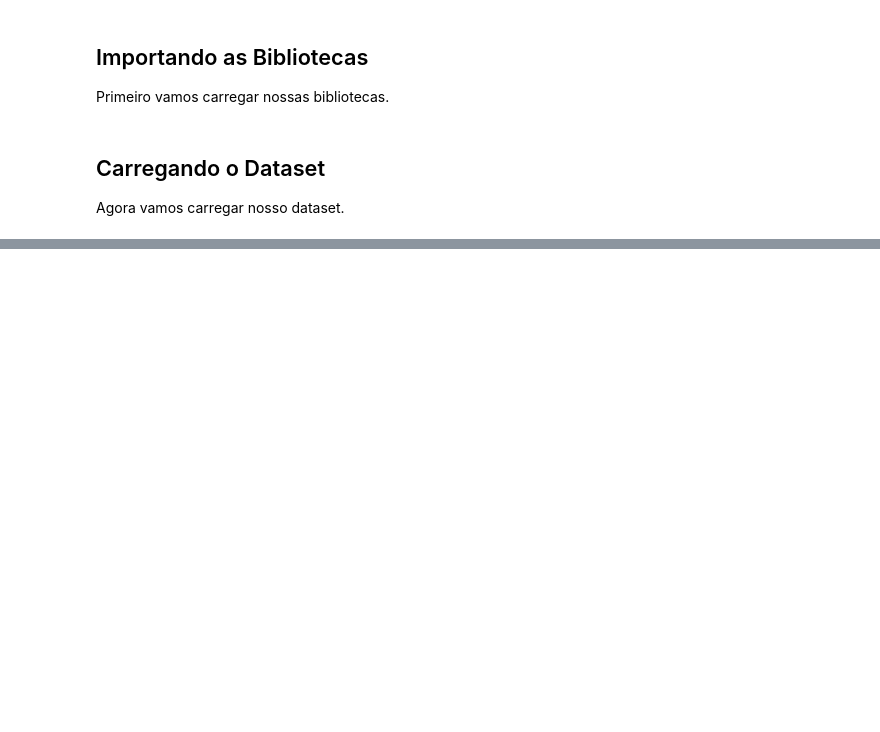
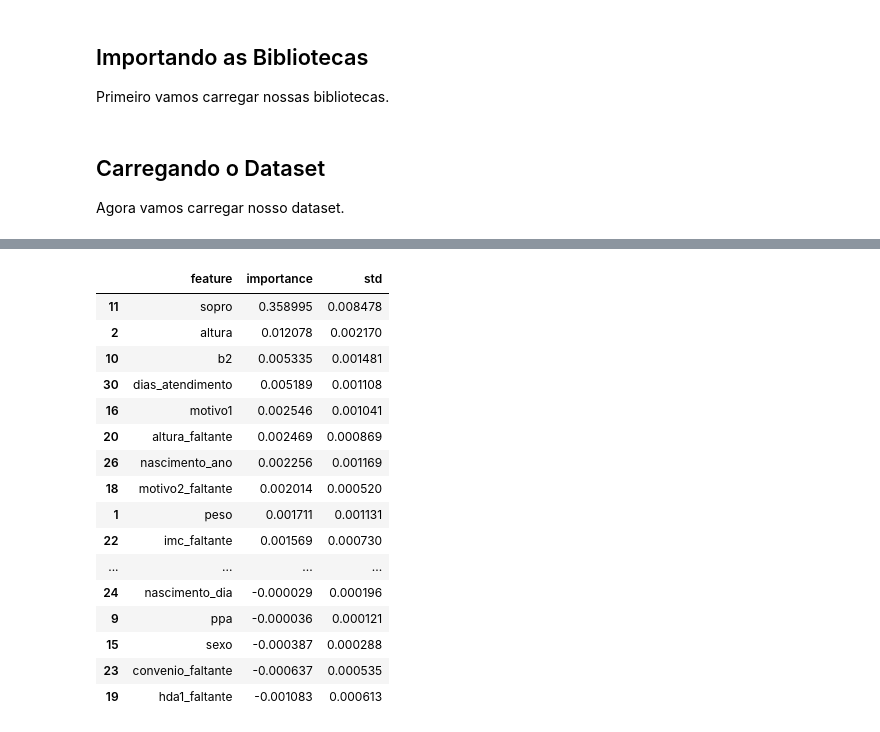
Before and after one commit to gauloish/condicao-cardiaca, a Jupyter notebook: notebooks/models/logistic_regression.ipynb, the cells around one changed output, grey strips where cells are left out. Saved outputs shown, nothing was run; the diff lists cells and outputs as text; code cells hidden in the pictures; blank space fills up the shorter version.

Commit message:
feat: make some tests in features with logistic regression pipeline

```diff
--- a/notebooks/models/logistic_regression.ipynb
+++ b/notebooks/models/logistic_regression.ipynb
@@ -16,4 +16,4 @@ import matplotlib.pyplot as plt
 
 Agora vamos carregar nosso dataset.
 # %%
-df = pd.read_parquet("../../data/processed/prepared/UCMF_simple_imputer.parquet")
+df = pd.read_parquet("../../data/processed/UCMF_processed.parquet")
@@ -159,0 +202,43 @@ Length: 3512, dtype: Int8
+# %%
+from sklearn.inspection import permutation_importance
+
+result = permutation_importance(
+    pipeline,
+    X_test,
+    y_test,
+    scoring="roc_auc",
+    n_repeats=10,
+    random_state=random_state,
+    n_jobs=-1
+)
+# %%
+importance = pd.DataFrame({
+    "feature": X_test.columns,
+    "importance": result.importances_mean,
+    "std": result.importances_std
+})
+
+importance = importance.sort_values(
+    "importance",
+    ascending=False
+)
+
+importance
+# %% [output]
+|  | feature | importance | std |
+| 11 | sopro | 0.358995 | 0.008478 |
+| 2 | altura | 0.012078 | 0.002170 |
+| 10 | b2 | 0.005335 | 0.001481 |
+| 30 | dias_atendimento | 0.005189 | 0.001108 |
+| 16 | motivo1 | 0.002546 | 0.001041 |
+| 20 | altura_faltante | 0.002469 | 0.000869 |
+| 26 | nascimento_ano | 0.002256 | 0.001169 |
+| 18 | motivo2_faltante | 0.002014 | 0.000520 |
+| 1 | peso | 0.001711 | 0.001131 |
+| 22 | imc_faltante | 0.001569 | 0.000730 |
+| ... | ... | ... | ... |
+| 24 | nascimento_dia | -0.000029 | 0.000196 |
+| 9 | ppa | -0.000036 | 0.000121 |
+| 15 | sexo | -0.000387 | 0.000288 |
+| 23 | convenio_faltante | -0.000637 | 0.000535 |
+| 19 | hda1_faltante | -0.001083 | 0.000613 |
```
Also changed, not shown: parts of 12 cells of this notebook.
